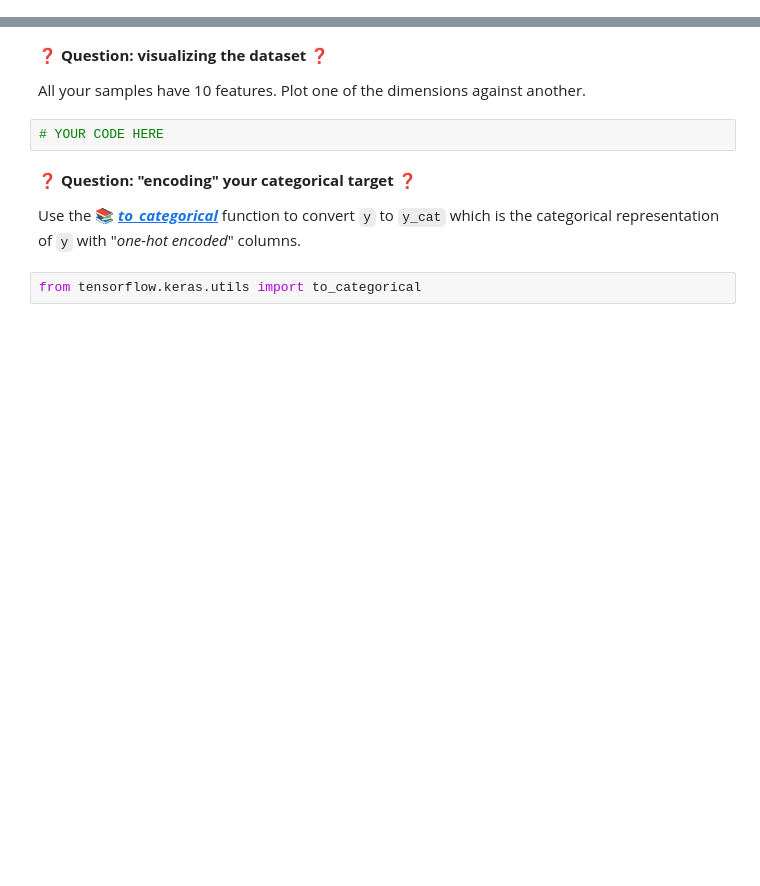
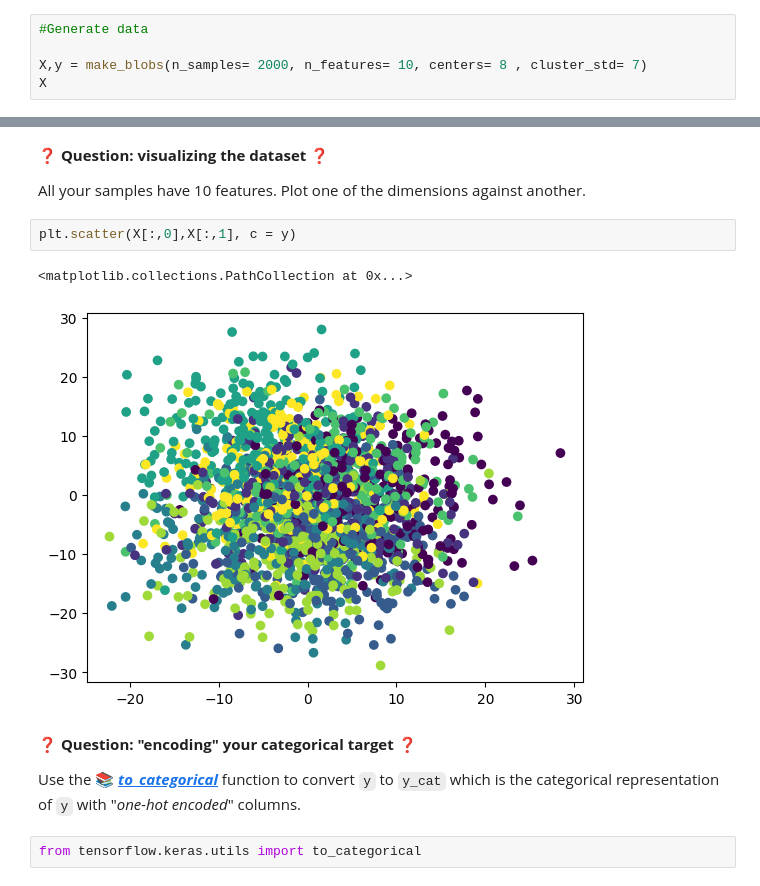
Before and after one commit to NwayEi/data-how-to-properly-prevent-overfitting, a Jupyter notebook: how_to_properly_prevent_overfitting.ipynb, the cells around one changed output, grey strips where cells are left out. Drawn from its saved outputs; the diff is of its cells as text; blank space fills up the shorter version.

```diff
--- a/how_to_properly_prevent_overfitting.ipynb
+++ b/how_to_properly_prevent_overfitting.ipynb
@@ -32,0 +31,5 @@ Generate:
+# %%
+#Generate data
+
+X,y = make_blobs(n_samples= 2000, n_features= 10, centers= 8 , cluster_std= 7)
+X
@@ -35,8 +52,11 @@ Generate:
 
 All your samples have 10 features.
 Plot one of the dimensions against another.
-# %%
-# YOUR CODE HERE
+# %%
+plt.scatter(X[:,0],X[:,1], c = y)
+# %% [output]
+<matplotlib.collections.PathCollection at 0x...>
+[figure, added]
 # %% [markdown]
 ❓ **Question: "encoding" your categorical target** ❓
 
```
Also changed, not shown: parts of 46 cells of this notebook.
